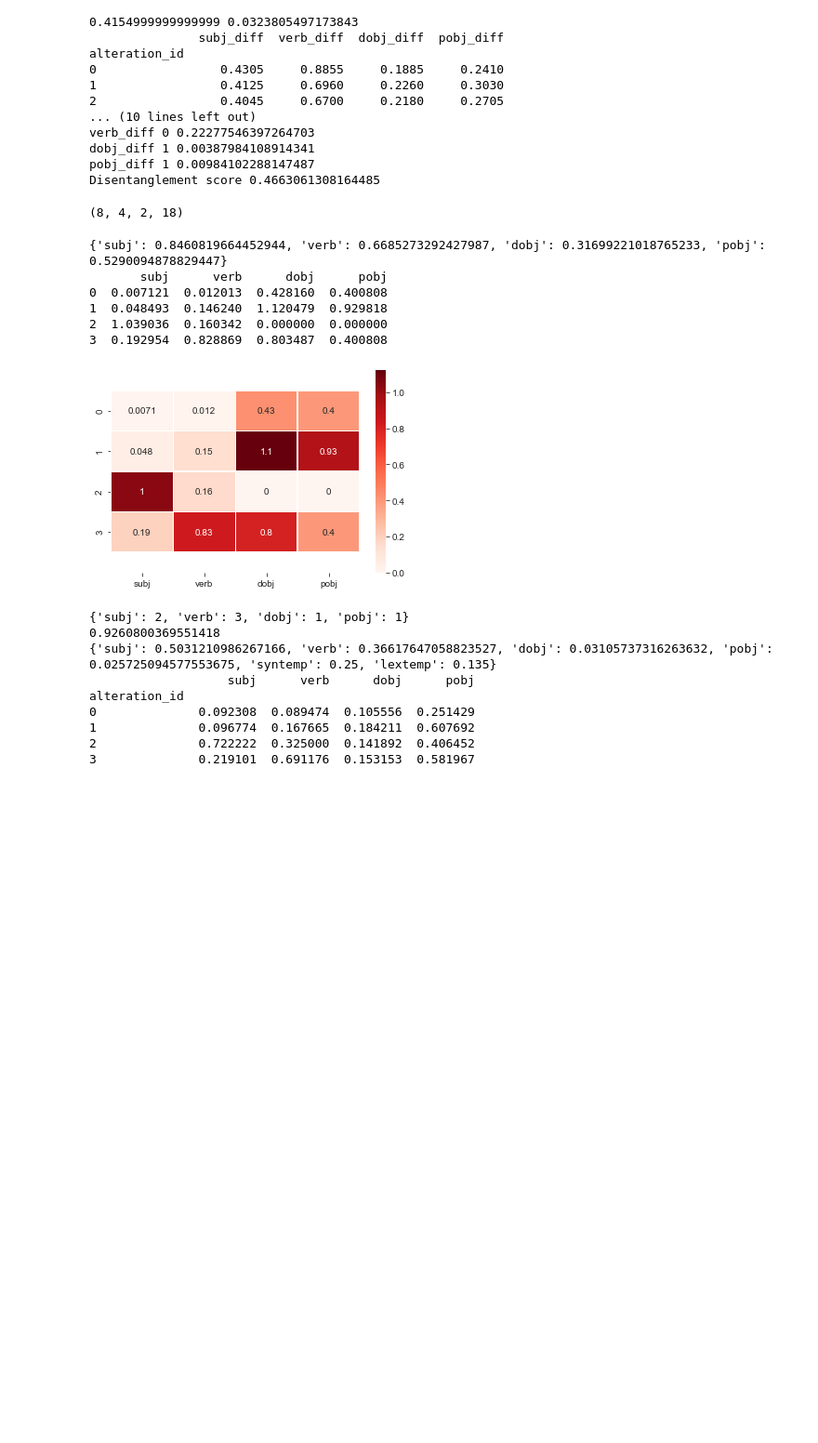
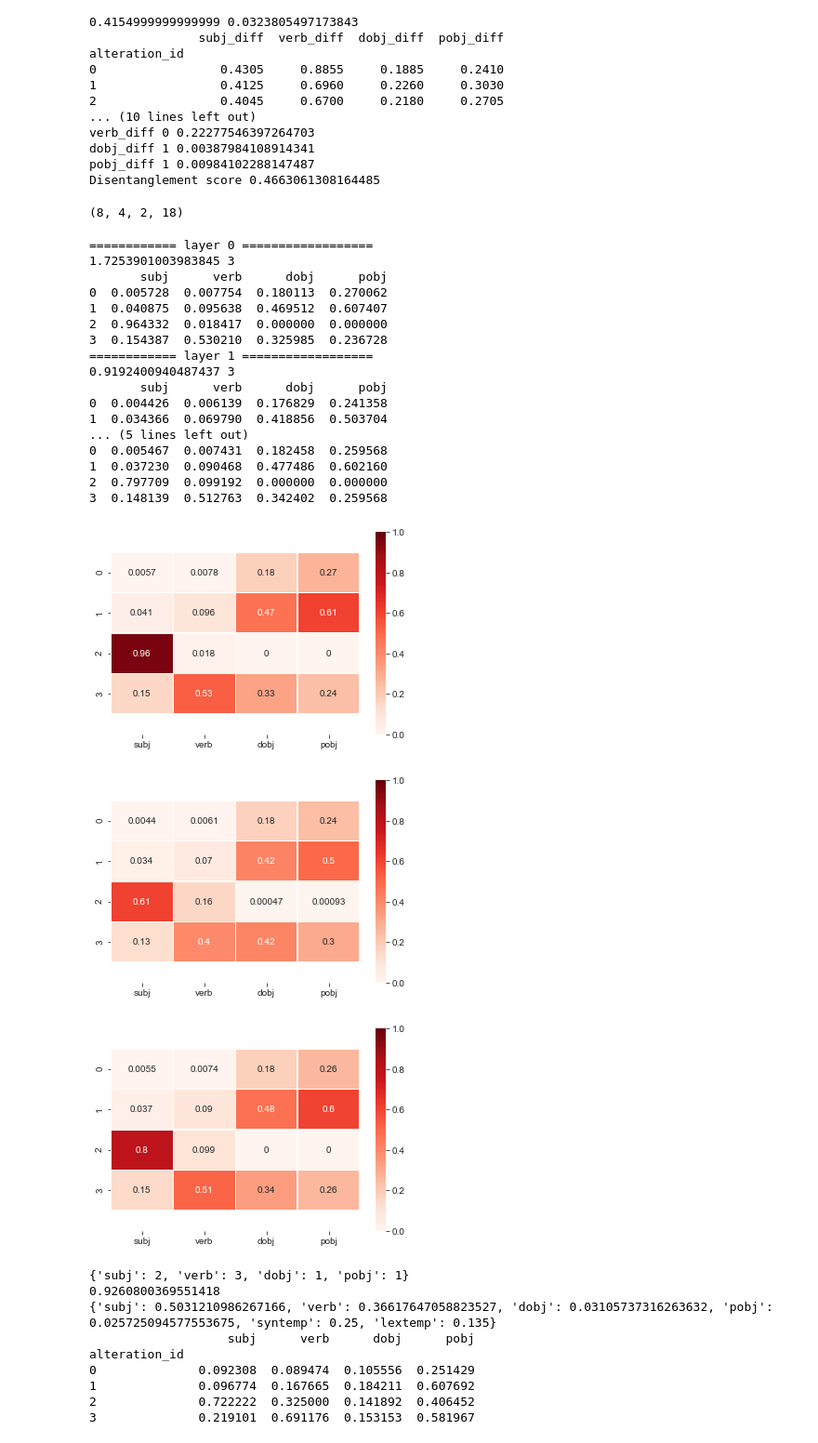
Before and after one commit to ghazi-f/QKVAE, a Jupyter notebook: disentanglement_transformer/Model_Analysis2.ipynb, the cells around one changed output. Shown at 93% size. Cells and saved outputs as stored; diff of their text form; code cells hidden in the pictures; blank space fills up the shorter version.

```diff
--- a/disentanglement_transformer/Model_Analysis2.ipynb
+++ b/disentanglement_transformer/Model_Analysis2.ipynb
@@ -563,7 +565,7 @@ print(att_w.shape)
 # %%
 from tqdm import tqdm
 from disentanglement_transformer.models import shallow_dependencies
-def get_att_and_rel_idx(self, text_in):
+def get_att_and_rel_idx(self, text_in, layer_num=None):
     max_len = text_in.shape[-1]
     text_sents = [' '.join([self.index[self.generated_v].itos[w]
                             for w in s]).replace(' <pad>', '').replace(' <eos>', '')
@@ -594,14 +596,17 @@ def get_att_and_rel_idx(self, text_in):
             var_att_weights.append(att_out.cpu().detach().numpy())
         att_weights.append(var_att_weights)
     # att_vals shape:[sent, lv, layer, tok]
-    att_vals = np.transpose(np.array(att_weights), (2, 0, 1, 3)).mean(-2)
+    if layer_num is None:
+        att_vals = np.transpose(np.array(att_weights), (2, 0, 1, 3)).mean(-2)
+    else:
+        att_vals = np.transpose(np.array(att_weights), (2, 0, 1, 3))[:, :, layer_num, :]
     att_maxes = att_vals.argmax(-1).tolist()
     return rel_idx, att_maxes
 
-def get_encoder_disentanglement_score(self, data_iter):
+def get_encoder_disentanglement_score(self, data_iter, layer_num=None):
     rel_idx, att_maxes = [], []
     for i, batch in enumerate(tqdm(data_iter, desc="Getting model relationship accuracy")):
-        rel_idx_i, att_maxes_i = get_att_and_rel_idx(self, batch.text[..., 1:])
+        rel_idx_i, att_maxes_i = get_att_and_rel_idx(self, batch.text[..., 1:], layer_num=layer_num)
         rel_idx.extend(rel_idx_i)
         att_maxes.extend(att_maxes_i)
 
@@ -624,31 +629,56 @@ def get_encoder_disentanglement_score(self, data_iter):
         enc_disent_vars[k], enc_disent_score[k], enc_max_score[k] = \
             sort_idx[-1], v[sort_idx[-1]] - v[sort_idx[-2]], v[sort_idx[-1]]
     return enc_att_scores, enc_max_score, enc_disent_score, enc_disent_vars
-# %%
-att_scores, max_score, disent_score, disent_vars = get_encoder_disentanglement_score(model, data.val_iter)
+# %%
+att_scores0, max_score0, disent_score0, disent_vars0 = get_encoder_disentanglement_score(model, data.val_iter, layer_num=0)
+att_scores1, max_score1, disent_score1, disent_vars1 = get_encoder_disentanglement_score(model, data.val_iter, layer_num=1)
+att_scores_mean, max_score_mean, disent_score_mean, disent_vars_mean = get_encoder_disentanglement_score(model, data.val_iter, layer_num=None)
 # %%
-print(disent_score)
-import pandas as pd
-import seaborn as sns
-import matplotlib.pyplot as plt
-def show_df_hm2(df):
-    snsplt = sns.heatmap(df, cmap ='Reds', linewidths = 0.20, annot = True)
-    b, t = plt.ylim() # discover the values for bottom and top
-    b += 0.5 # Add 0.5 to the bottom
-    t -= 0.5 # Subtract 0.5 from the top
-    plt.ylim(b, t) # update the ylim(bottom, top) values
-    # return snsplt.get_figure()
-att_df = pd.DataFrame(att_scores)
-print(att_df)
-show_df_hm2(att_df)
+for l_ind in range(3):
+    fig_n = 'enc_layer_heatmap_{}.eps'.format(["0", "1", "mean"][l_ind])
+    print(["============ layer 0 ==================",
+           "============ layer 1 ==================",
+           "============ layer mean =================="][l_ind])
+    att_scores = [att_scores0, att_scores1, att_scores_mean][l_ind]
+    disent_score = [disent_score0, disent_score1, disent_score_mean][l_ind]
+    disent_vars = [disent_vars0, disent_vars1, disent_vars_mean][l_ind]
+    print(sum(disent_score.values()), len(np.unique(list(disent_vars.values()))))
+    import pandas as pd
+    import seaborn as sns
+    import matplotlib.pyplot as plt
+    plt.figure()
+    def show_df_hm2(df, fig_name):
+        snsplt = sns.heatmap(df, cmap ='Reds', linewidths = 0.20, annot = True, vmin=0, vmax=1.0)
+        snsplt.get_figure().savefig(fig_name)
+        b, t = plt.ylim() # discover the values for bottom and top
+        b += 0.5 # Add 0.5 to the bottom
+        t -= 0.5 # Subtract 0.5 from the top
+        plt.ylim(b, t) # update the ylim(bottom, top) values
+        # return snsplt.get_figure()
+    att_df = pd.DataFrame(att_scores)
+    print(att_df)
+    show_df_hm2(att_df, fig_n)
 # %% [output]
-{'subj': 0.8460819664452944, 'verb': 0.6685273292427987, 'dobj': 0.31699221018765233, 'pobj': 0.5290094878829447}
+============ layer 0 ==================
+1.7253901003983845 3
        subj      verb      dobj      pobj
-0  0.007121  0.012013  0.428160  0.400808
-1  0.048493  0.146240  1.120479  0.929818
-2  1.039036  0.160342  0.000000  0.000000
-3  0.192954  0.828869  0.803487  0.400808
+0  0.005728  0.007754  0.180113  0.270062
+1  0.040875  0.095638  0.469512  0.607407
+2  0.964332  0.018417  0.000000  0.000000
+3  0.154387  0.530210  0.325985  0.236728
+============ layer 1 ==================
+0.9192400940487437 3
+       subj      verb      dobj      pobj
+0  0.004426  0.006139  0.176829  0.241358
+1  0.034366  0.069790  0.418856  0.503704
+... (5 lines left out)
+0  0.005467  0.007431  0.182458  0.259568
+1  0.037230  0.090468  0.477486  0.602160
+2  0.797709  0.099192  0.000000  0.000000
+3  0.148139  0.512763  0.342402  0.259568
-[figure, old version]
+[figure, new version]
+[figure, added]
+[figure, added]
 # %%
 from disentanglement_transformer.models import truncated_template, shallow_dependencies, pd
 from tqdm import tqdm
```
Also changed, not shown: parts of 1 cell of this notebook, 1 other file.
